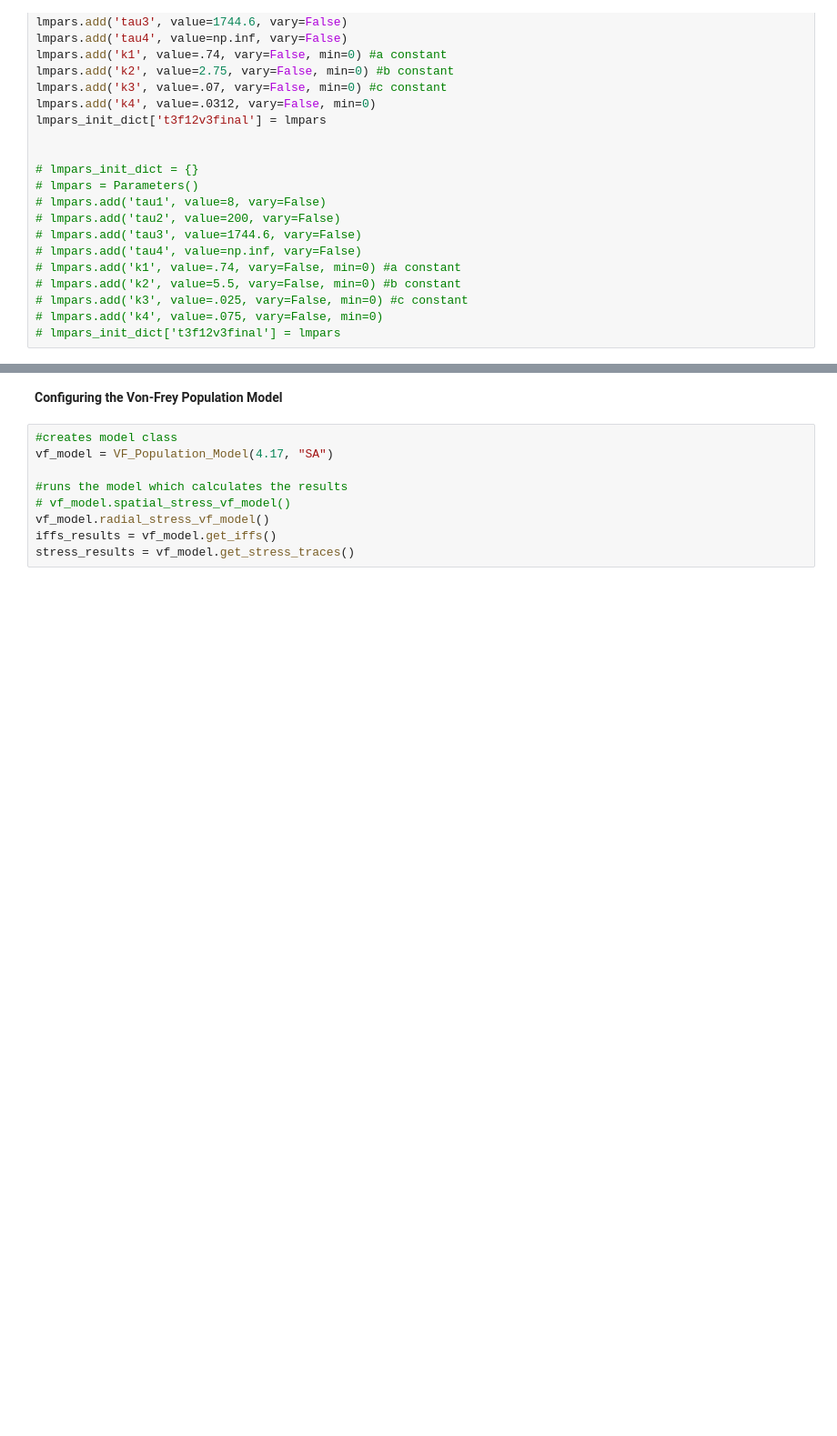
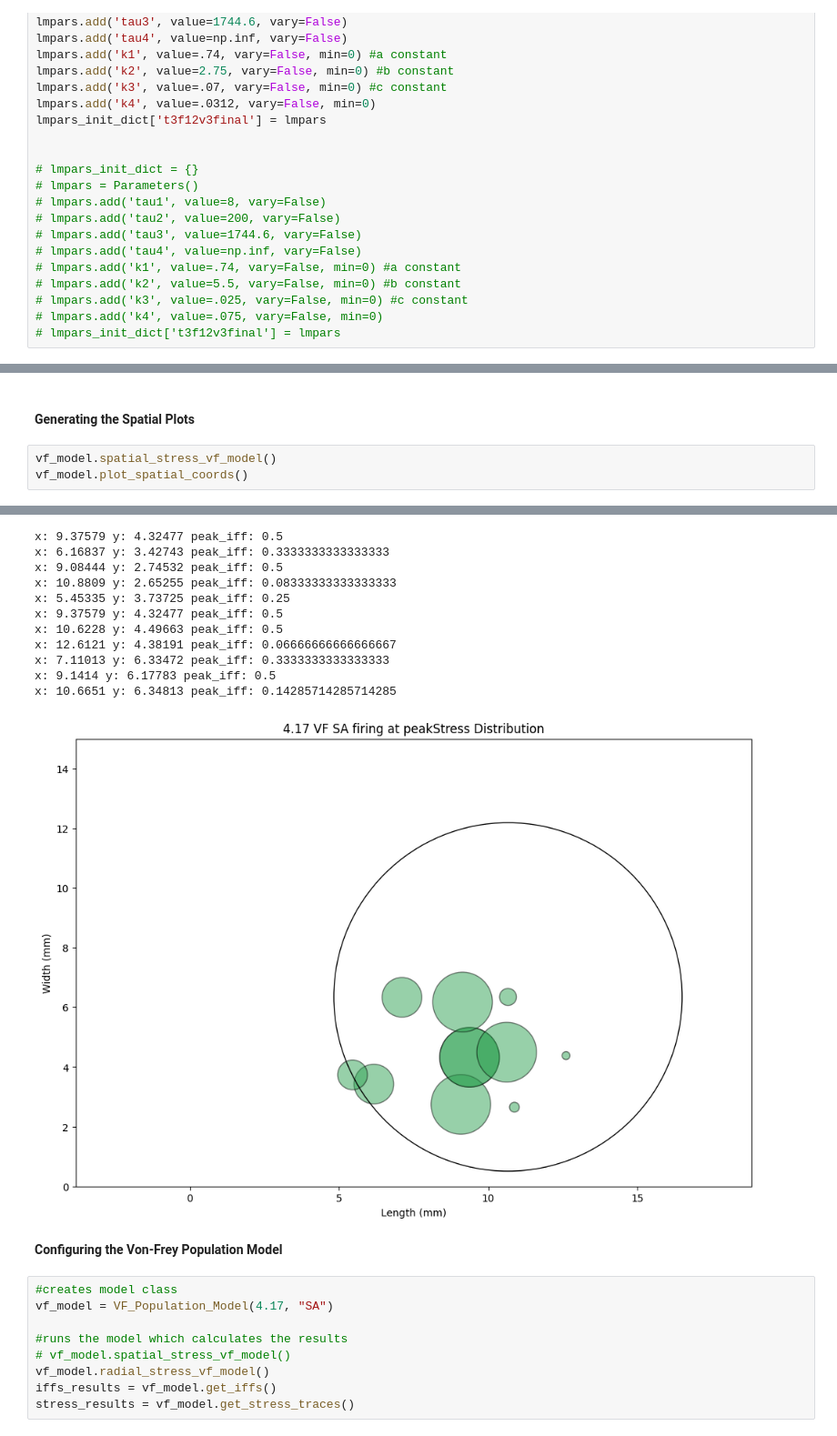
Before and after one commit to abhinavp5/NeuralEncodingModel, a Jupyter notebook: vf_popul_model.ipynb, the cells around one changed output, grey strips where cells are left out. Shown: that part at 91% size. Cells and saved outputs as stored; diff of their text form; blank space fills up the shorter version.

```diff
--- a/vf_popul_model.ipynb
+++ b/vf_popul_model.ipynb
@@ -684,0 +515,6 @@ UnboundLocalError: cannot access local variable 'stress' where it is not associa
+# %% [markdown]
+#### Generating the Spatial Plots
+# %%
+vf_model.spatial_stress_vf_model()
+vf_model.plot_spatial_coords()
+# %% [output]
@@ -685,3 +538,15 @@ UnboundLocalError: cannot access local variable 'stress' where it is not associa
+x: 9.37579 y: 4.32477 peak_iff: 0.5
+x: 6.16837 y: 3.42743 peak_iff: 0.3333333333333333
+x: 9.08444 y: 2.74532 peak_iff: 0.5
+x: 10.8809 y: 2.65255 peak_iff: 0.08333333333333333
+x: 5.45335 y: 3.73725 peak_iff: 0.25
+x: 9.37579 y: 4.32477 peak_iff: 0.5
+x: 10.6228 y: 4.49663 peak_iff: 0.5
+x: 12.6121 y: 4.38191 peak_iff: 0.06666666666666667
+x: 7.11013 y: 6.33472 peak_iff: 0.3333333333333333
+x: 9.1414 y: 6.17783 peak_iff: 0.5
+x: 10.6651 y: 6.34813 peak_iff: 0.14285714285714285
+[figure, added]
 # %% [markdown]
 **Configuring the Von-Frey Population Model**
 # %%
```
Also changed, not shown: parts of 19 cells of this notebook, 7 other files.
